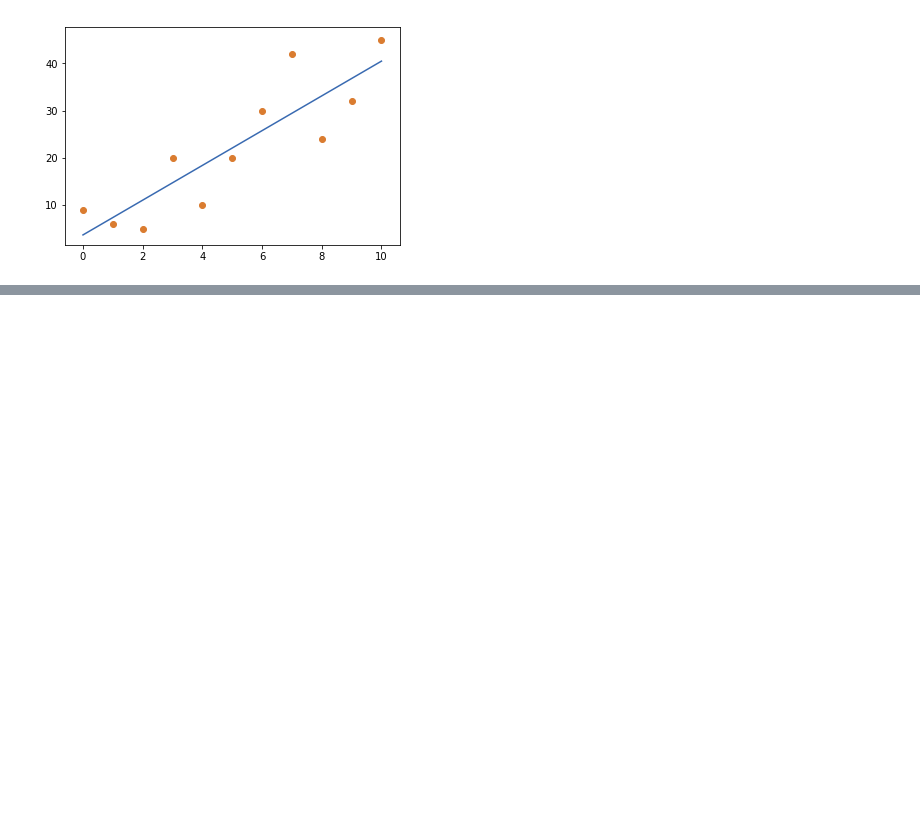
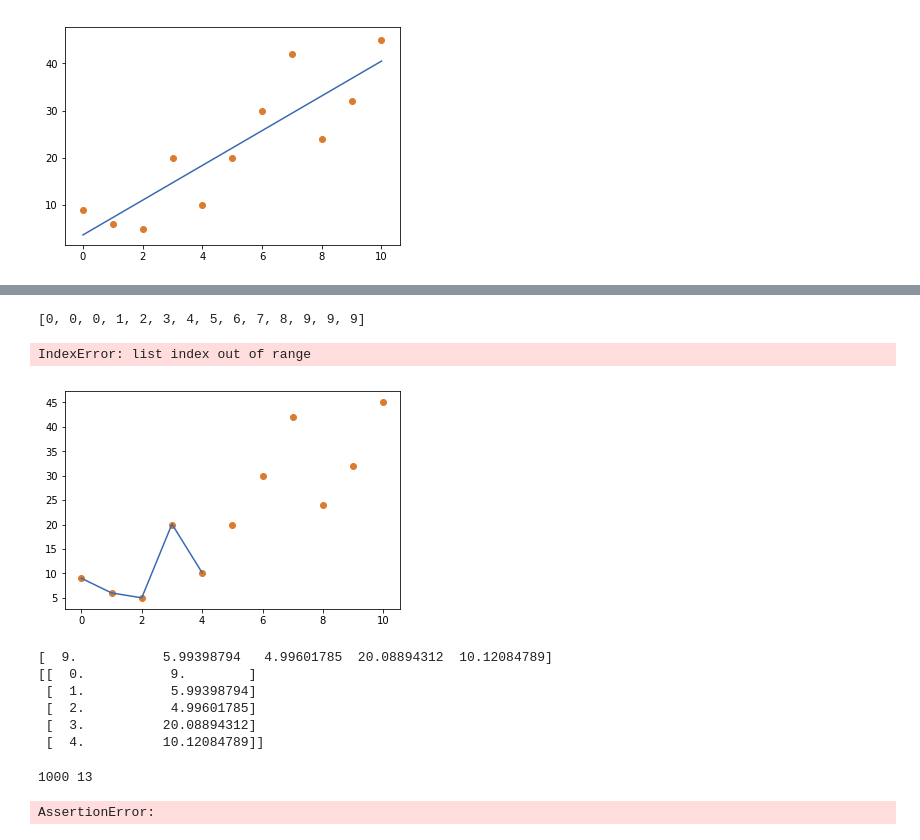
Before and after one commit to lakinwecker/numerical-optimization, a Jupyter notebook: Non linear least squares/Linear Least Squares.ipynb, the cells around one changed output, grey strips where cells are left out. Drawn from its saved outputs; the diff is of its cells as text; code cells hidden in the pictures; blank space fills up the shorter version.

```diff
--- a/Non linear least squares/Linear Least Squares.ipynb
+++ b/Non linear least squares/Linear Least Squares.ipynb
@@ -90,12 +95,6 @@ class BSplineCurve(ParametricCurve):
 # %%
 xx = np.linspace(0.0, 1.0, 100)
-order = 3
-knots = list(range(len(data[:, 0])-order+2))
-beginning = [0] * (order-1)
-ending = [knots[-1]] * (order-1)
-knots = beginning + knots + ending
-print(knots)
-print(data)
+knots = uniform_knots(order)
 curve = BSplineCurve(order, knots, data)
 points = []
 for u in range(0, 1000, 1):
@@ -123 +108,18 @@ plt.show()
 [figure]
+# %%
+def b_spline_A(order, cp_size, data_size):
+    assert(order <= cp_size)
+    m = data_size
+    n = cp_size
+    knots = uniform_knots(order)
+    print(knots)
+    knot_range = ((knots[-1]-0.01) - (knots[0]+0.01))
+
+    rows = []
+    for u in range(m):
+        u = u / float(m-1)
+        t = (u * knot_range) + knots[0]
+        rows.append([N(i, order-1, t, knots) for i in range(n)])
+    A = np.array(rows)
+    return A
+print(b_spline_A(4, 10, 10))
@@ -123,0 +144,47 @@ plt.show()
+# %%
+desired_control_points_size = 15
+order = 3
+# %%
+m = len(data)
+X = b_spline_A(order, desired_control_points_size, data_size=m)
+print(X)
+y = np.array(data[:, 1]).reshape(-1, 1)
+betaHat = np.linalg.solve(X.T.dot(X), X.T.dot(y))
+print(betaHat)
+# %% [output]
+[0, 0, 0, 1, 2, 3, 4, 5, 6, 7, 8, 9, 9, 9]
+IndexError: list index out of range
+# %%
+plt.figure(1)
+xx = np.linspace(0, 10, 5)
+plt.plot(betaHat, color=colors.line_indexed[0])
+plt.scatter(data[:, 0], data[:, 1], color=colors.line_indexed[1])
+plt.show()
+# %% [output]
+[figure, added]
+# %%
+print(betaHat[:, 0])
+control_points = np.array(list(zip(data[:, 0], betaHat[:, 0])))
+print(control_points)
+# %% [output]
+[  9.           5.99398794   4.99601785  20.08894312  10.12084789]
+[[  0.           9.        ]
+ [  1.           5.99398794]
+ [  2.           4.99601785]
+ [  3.          20.08894312]
+ [  4.          10.12084789]]
+# %%
+xx = np.linspace(0.0, 1.0, 100)
+knots = uniform_knots(order)
+print(len(points), len(knots))
+curve = BSplineCurve(order, knots, control_points)
+points = []
+for u in range(0, 1000, 1):
+    points.append(curve(u/1000.0))
+    plt.plot([p[0] for p in points], [p[1] for p in points], color=colors.line_indexed[2])
+plt.scatter(data[:, 0], data[:, 1], color=colors.line_indexed[1])
+plt.scatter([p[0] for p in control_points], [p[1] for p in control_points], color=colors.line_indexed[3])
+plt.show()
+# %% [output]
+1000 13
+AssertionError:
```
Also changed, not shown: parts of 4 cells of this notebook.
